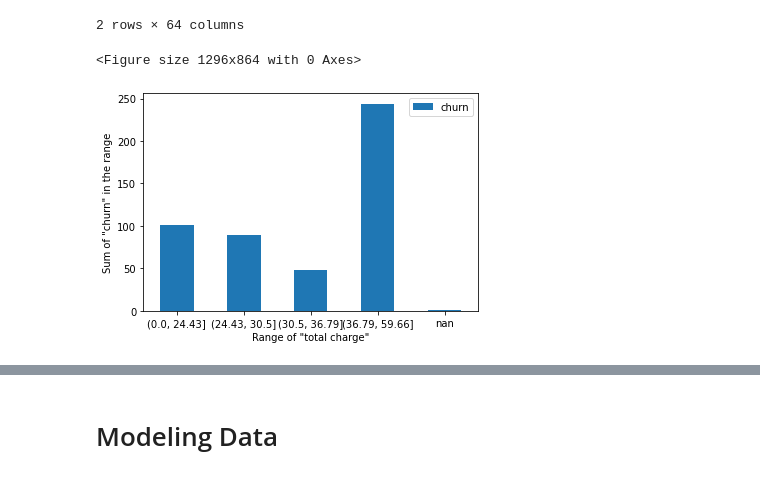
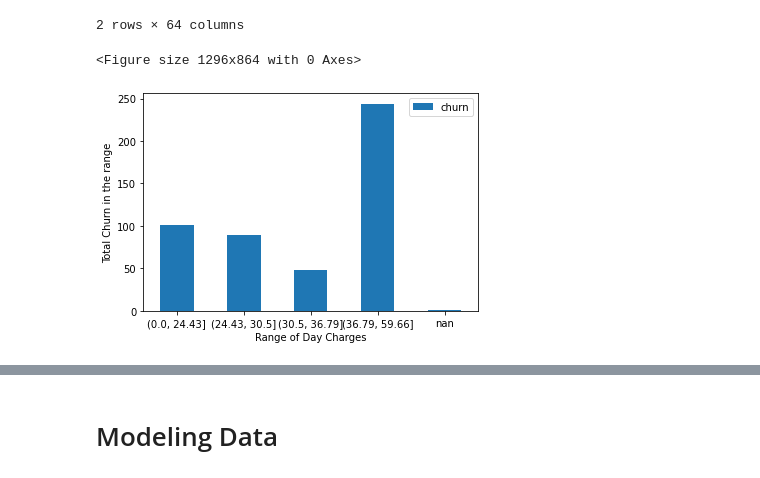
Before and after one commit to pburtonak/FlatironPhase3Project, a Jupyter notebook: PeterNotebook.ipynb, the cells around one changed output, grey strips where cells are left out. Drawn from its saved outputs; the diff is of its cells as text; code cells hidden in the pictures.

```diff
--- a/PeterNotebook.ipynb
+++ b/PeterNotebook.ipynb
@@ -368,10 +393,13 @@ bargraphdata
 # %%
 
 plt.figure(figsize=(18,12))
 bins=[0,24.43, 30.5, 36.79,59.66]
 data1=df.groupby([pd.cut(df['total day charge'],bins).astype(str)])[['churn']].sum().reset_index()
 data1=data1.set_index('total day charge')
-fig = data1.plot.bar(xlabel='Range of "total charge"', ylabel='Sum of "churn" in the range', rot=0)
+
+fig = data1.plot.bar(xlabel='Range of Day Charges', ylabel='Total Churn in the range', rot=0)
+
+plt.show()
 # %% [output]
 <Figure size 1296x864 with 0 Axes>
-[figure, old version]
+[figure, new version]
```
Also changed, not shown: parts of 50 cells of this notebook.
